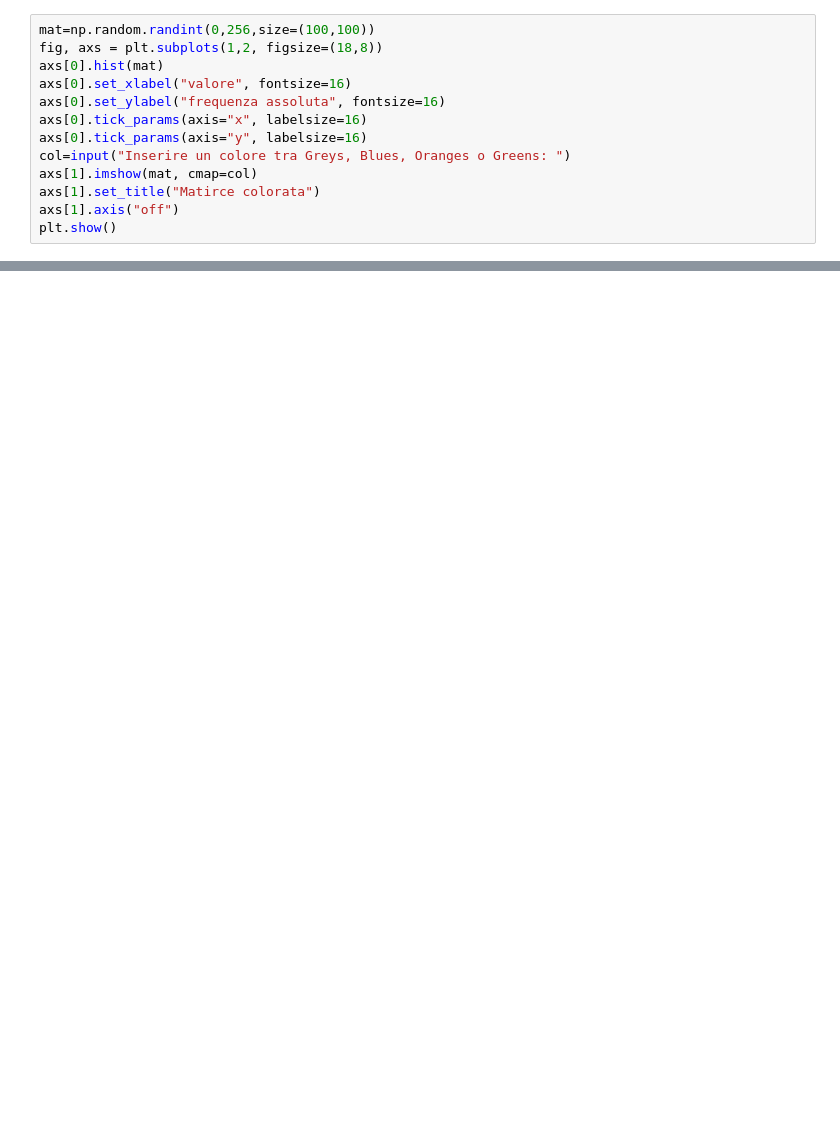
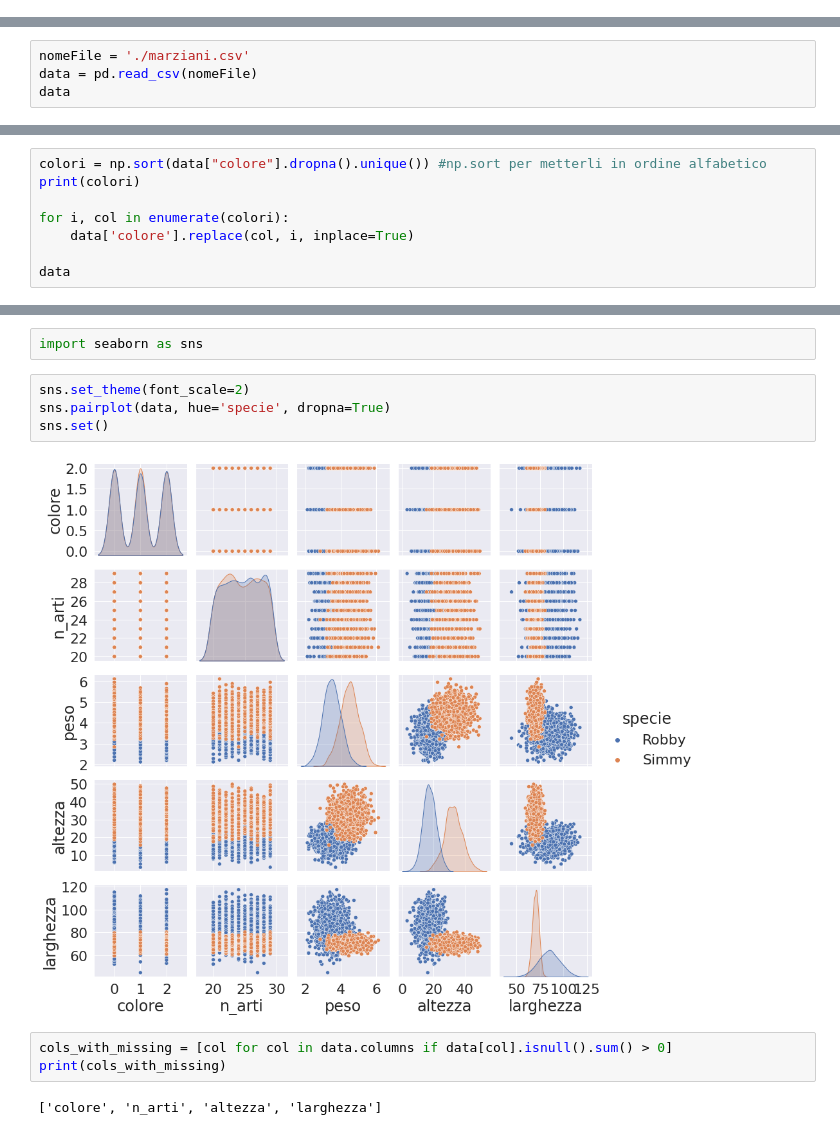
Before and after one commit to filippo-ferrando/Micro, a Jupyter notebook: MachineLearning/Untitled.ipynb, the cells around one changed output, grey strips where cells are left out. Cells and saved outputs as stored; diff of their text form; blank space fills up the shorter version.

```diff
--- a/MachineLearning/Untitled.ipynb
+++ b/MachineLearning/Untitled.ipynb
@@ -7,13 +0,0 @@ import pandas as pd
-# %%
-mat=np.random.randint(0,256,size=(100,100))
-fig, axs = plt.subplots(1,2, figsize=(18,8))
-axs[0].hist(mat)
-axs[0].set_xlabel("valore", fontsize=16)
-axs[0].set_ylabel("frequenza assoluta", fontsize=16)
-axs[0].tick_params(axis="x", labelsize=16)
-axs[0].tick_params(axis="y", labelsize=16)
-col=input("Inserire un colore tra Greys, Blues, Oranges o Greens: ")
-axs[1].imshow(mat, cmap=col)
-axs[1].set_title("Matirce colorata")
-axs[1].axis("off")
-plt.show()
@@ -46,0 +6,4 @@ Amor
+# %%
+nomeFile = './marziani.csv'
+data = pd.read_csv(nomeFile)
+data
@@ -46,0 +93,8 @@ Amor
+# %%
+colori = np.sort(data["colore"].dropna().unique()) #np.sort per metterli in ordine alfabetico
+print(colori)
+
+for i, col in enumerate(colori):
+    data['colore'].replace(col, i, inplace=True)
+
+data
@@ -46,0 +116,13 @@ Amor
+# %%
+import seaborn as sns
+# %%
+sns.set_theme(font_scale=2)
+sns.pairplot(data, hue='specie', dropna=True)
+sns.set()
+# %% [output]
+[figure, added]
+# %%
+cols_with_missing = [col for col in data.columns if data[col].isnull().sum() > 0]
+print(cols_with_missing)
+# %% [output]
+['colore', 'n_arti', 'altezza', 'larghezza']
```
Also changed, not shown: parts of 21 cells of this notebook, 1 other file.
